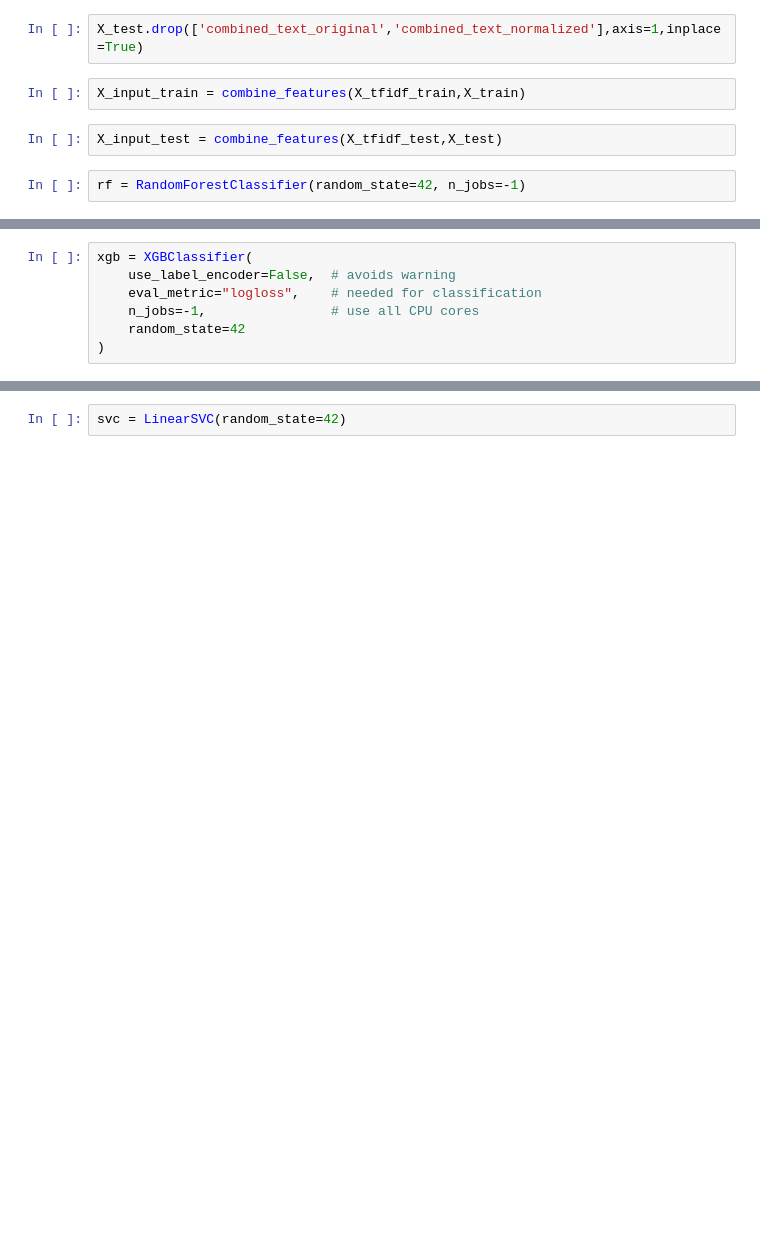
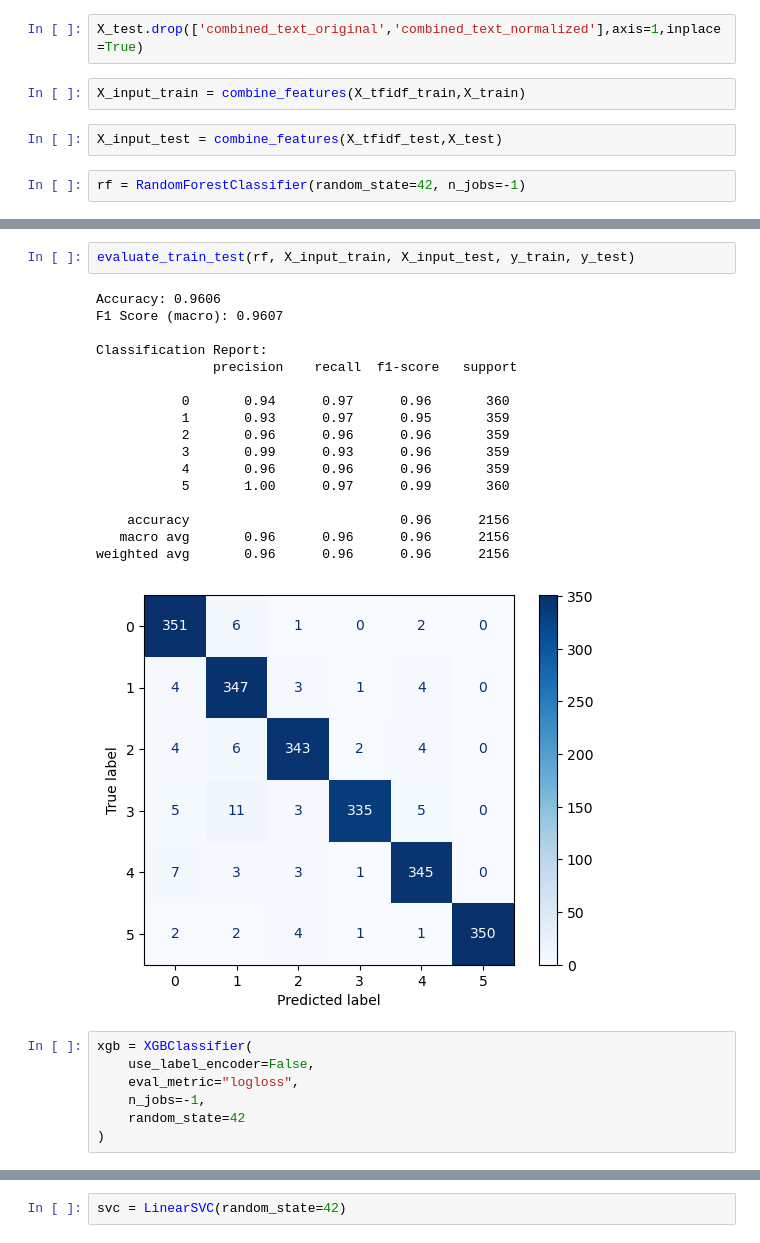
Before and after one commit to Nandita29534/Email_Classifier_repo, a Jupyter notebook: text_classification_model_selection.ipynb, the cells around one changed output, grey strips where cells are left out. Cells and saved outputs as stored; diff of their text form; blank space fills up the shorter version.

```diff
--- a/text_classification_model_selection.ipynb
+++ b/text_classification_model_selection.ipynb
@@ -194,8 +218,28 @@ results
+# %%
+evaluate_train_test(rf, X_input_train, X_input_test, y_train, y_test)
+# %% [output]
+Accuracy: 0.9606
+F1 Score (macro): 0.9607
+
+Classification Report:
+               precision    recall  f1-score   support
+
+           0       0.94      0.97      0.96       360
+           1       0.93      0.97      0.95       359
+           2       0.96      0.96      0.96       359
+           3       0.99      0.93      0.96       359
+           4       0.96      0.96      0.96       359
+           5       1.00      0.97      0.99       360
+
+    accuracy                           0.96      2156
+   macro avg       0.96      0.96      0.96      2156
+weighted avg       0.96      0.96      0.96      2156
+[figure, added]
 # %%
 xgb = XGBClassifier(
-    use_label_encoder=False,  # avoids warning
-    eval_metric="logloss",    # needed for classification
-    n_jobs=-1,                # use all CPU cores
+    use_label_encoder=False,
+    eval_metric="logloss",
+    n_jobs=-1,
     random_state=42
 )
 # %%
```
Also changed, not shown: parts of 22 cells of this notebook, 1 other file.
